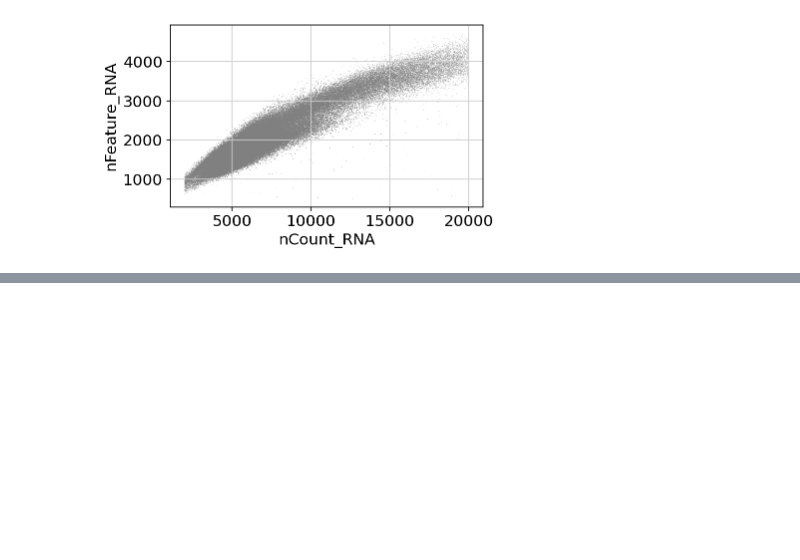
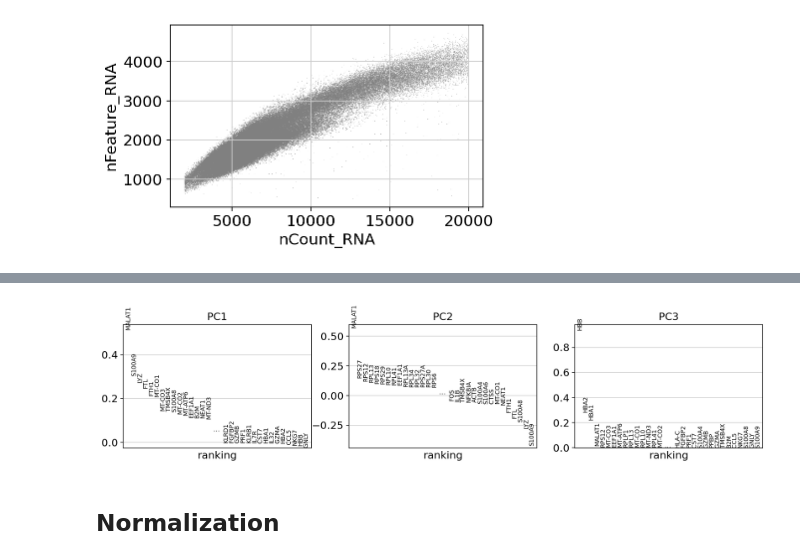
Before and after one commit to SteshinSS/NeurIPS2021, a Jupyter notebook: notebooks/EDA/adt_gex/azimuth.ipynb, the cells around one changed output, grey strips where cells are left out. Drawn from its saved outputs; the diff is of its cells as text; code cells hidden in the pictures; blank space fills up the shorter version.

Commit message:
Add Normalization EDA to totalVI and azimuth datasets
Former-commit-id: 6db789429b155826f7f88b6ee90b54a26c9a3b2e
Former-commit-id: 88240f59fe9cf70cbff796093e92319bf672a442

```diff
--- a/notebooks/EDA/adt_gex/azimuth.ipynb
+++ b/notebooks/EDA/adt_gex/azimuth.ipynb
@@ -180,0 +207,6 @@ sc.pl.scatter(data, x='nCount_RNA', y='nFeature_RNA')
+# %%
+sc.pl.pca_loadings(data, components = '1,2,3')
+# %% [output]
+[figure, added]
+# %% [markdown]
+## Normalization
```
Also changed, not shown: parts of 13 cells of this notebook, 5 other files.
